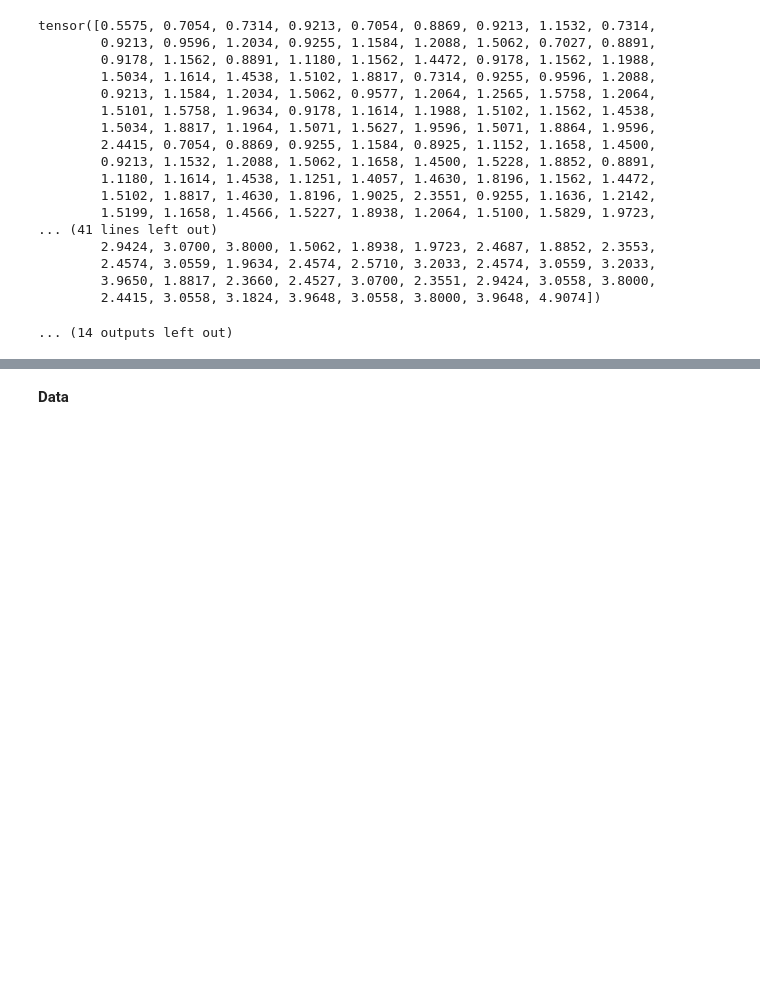
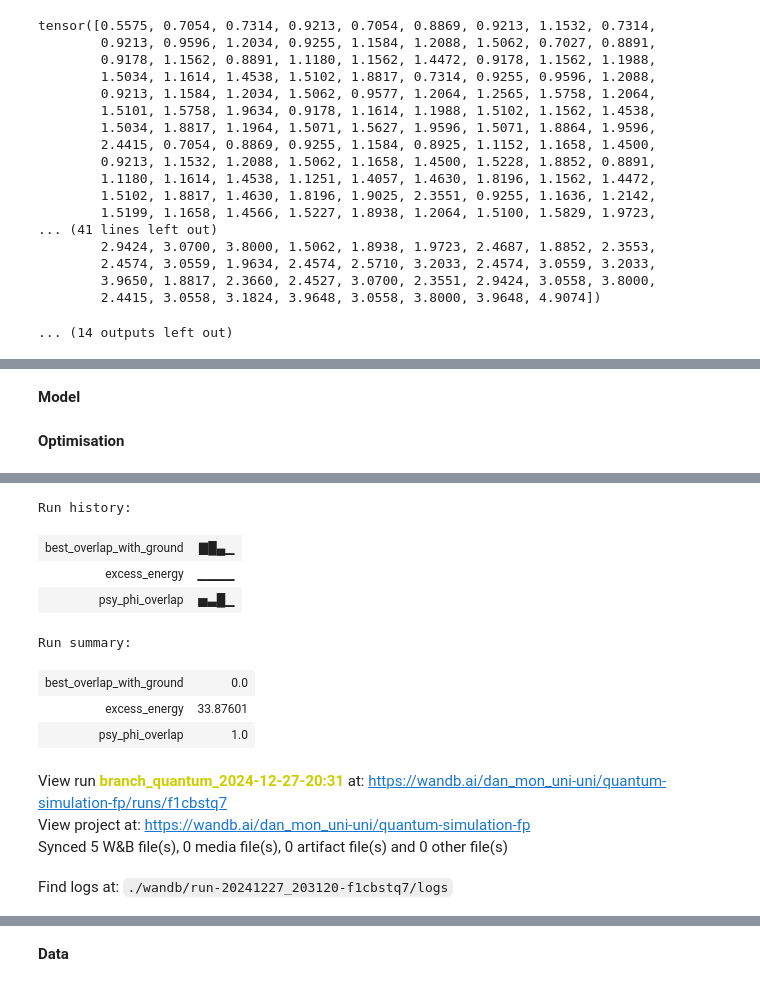
Before and after one commit to danmonuni/quantum-simulation-final-project, a Jupyter notebook: notebooks/main_notebook.ipynb, the cells around one changed output, grey strips where cells are left out. Drawn from its saved outputs; the diff is of its cells as text; code cells hidden in the pictures; blank space fills up the shorter version.

```diff
--- a/notebooks/main_notebook.ipynb
+++ b/notebooks/main_notebook.ipynb
@@ -957,0 +1063,2 @@ tensor([0.5575, 0.7054, 0.7314, 0.9213, 0.7054, 0.8869, 0.9213, 1.1532, 0.7314,
+# %% [markdown]
+**Model**
@@ -957,0 +1071,5 @@ tensor([0.5575, 0.7054, 0.7314, 0.9213, 0.7054, 0.8869, 0.9213, 1.1532, 0.7314,
+# %% [markdown]
+**Optimisation**
+# %%
+wandb.finish()
+# %% [output]
@@ -957,0 +1077,12 @@ tensor([0.5575, 0.7054, 0.7314, 0.9213, 0.7054, 0.8869, 0.9213, 1.1532, 0.7314,
+Run history:
+| best_overlap_with_ground | ▇█▄▁ |
+| excess_energy | ▁▁▁▁ |
+| psy_phi_overlap | ▅▃█▁ |
+Run summary:
+| best_overlap_with_ground | 0.0 |
+| excess_energy | 33.87601 |
+| psy_phi_overlap | 1.0 |
+View run branch_quantum_2024-12-27-20:31 at: https://wandb.ai/dan_mon_uni-uni/quantum-simulation-fp/runs/f1cbstq7
+View project at: https://wandb.ai/dan_mon_uni-uni/quantum-simulation-fp
+Synced 5 W&B file(s), 0 media file(s), 0 artifact file(s) and 0 other file(s)
+Find logs at: ./wandb/run-20241227_203120-f1cbstq7/logs
```
Also changed, not shown: parts of 16 cells of this notebook.
